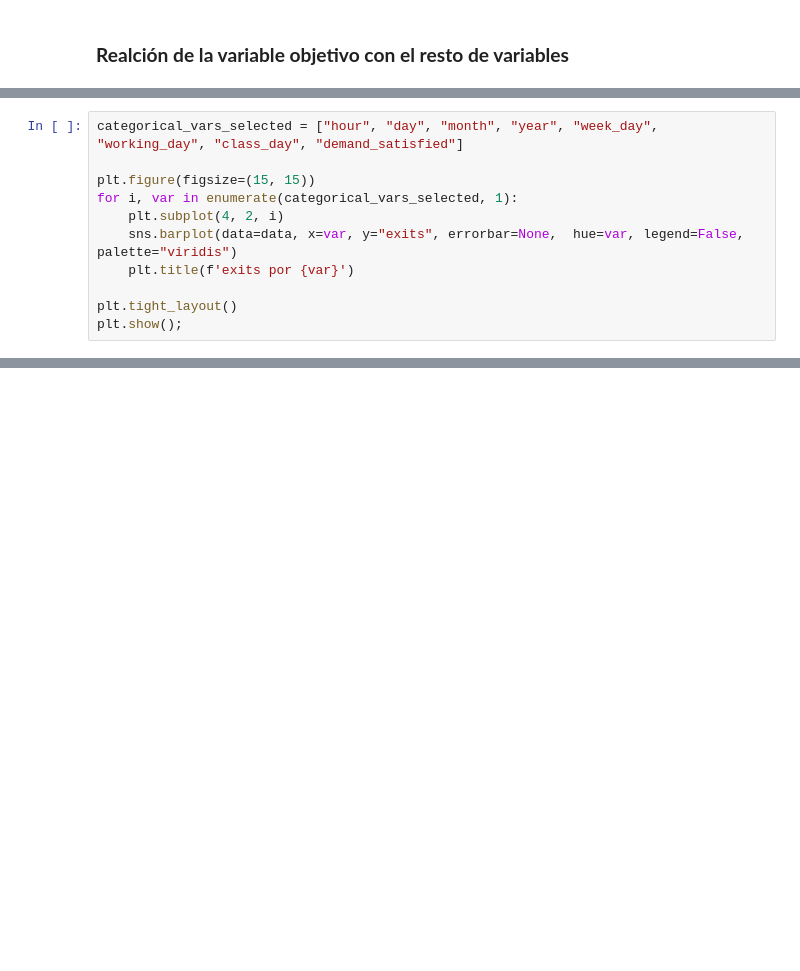
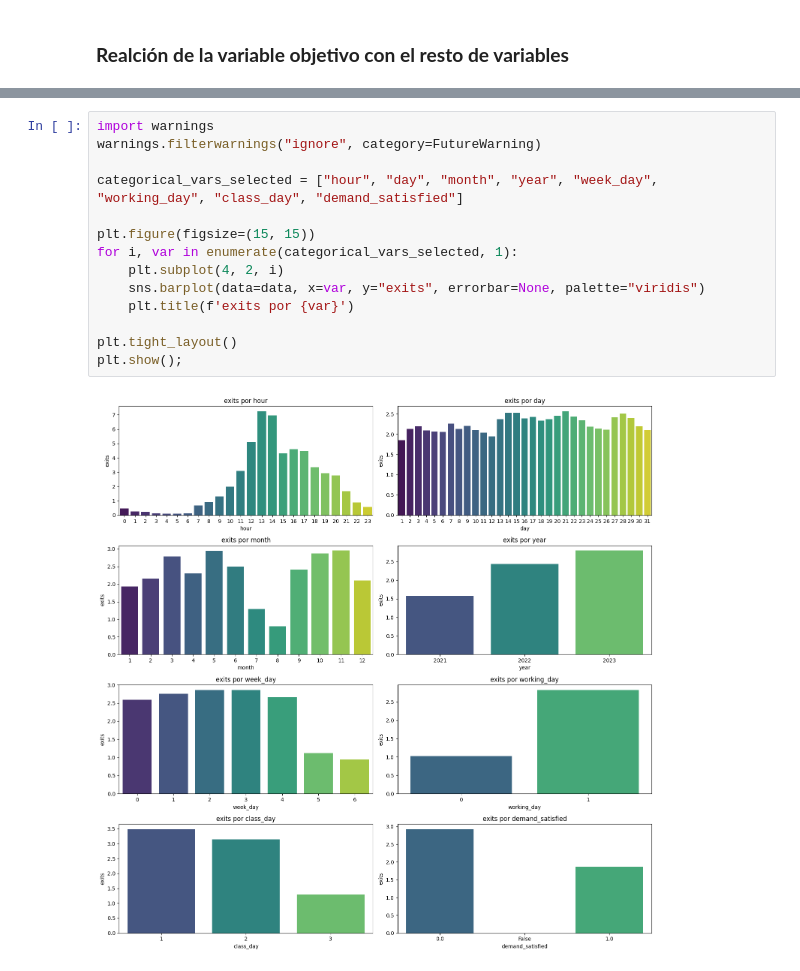
Before and after one commit to nicollorens12/BicingEstimator, a Jupyter notebook: notebook.ipynb, the cells around one changed output, grey strips where cells are left out. Saved outputs shown, nothing was run; the diff lists cells and outputs as text; blank space fills up the shorter version.

```diff
--- a/notebook.ipynb
+++ b/notebook.ipynb
@@ -143,11 +174,0 @@ plt.show();
-# %%
-categorical_vars_selected = ["hour", "day", "month", "year", "week_day", "working_day", "class_day", "demand_satisfied"]
-
-plt.figure(figsize=(15, 15))
-for i, var in enumerate(categorical_vars_selected, 1):
-    plt.subplot(4, 2, i)
-    sns.barplot(data=data, x=var, y="exits", errorbar=None,  hue=var, legend=False, palette="viridis")
-    plt.title(f'exits por {var}')
-
-plt.tight_layout()
-plt.show();
@@ -712,0 +189,16 @@ ValueError: operands could not be broadcast together with shapes (12661,) (5427,
+# %%
+import warnings
+warnings.filterwarnings("ignore", category=FutureWarning)
+
+categorical_vars_selected = ["hour", "day", "month", "year", "week_day", "working_day", "class_day", "demand_satisfied"]
+
+plt.figure(figsize=(15, 15))
+for i, var in enumerate(categorical_vars_selected, 1):
+    plt.subplot(4, 2, i)
+    sns.barplot(data=data, x=var, y="exits", errorbar=None, palette="viridis")
+    plt.title(f'exits por {var}')
+
+plt.tight_layout()
+plt.show();
+# %% [output]
+[figure, added]
```
Also changed, not shown: parts of 51 cells of this notebook.
